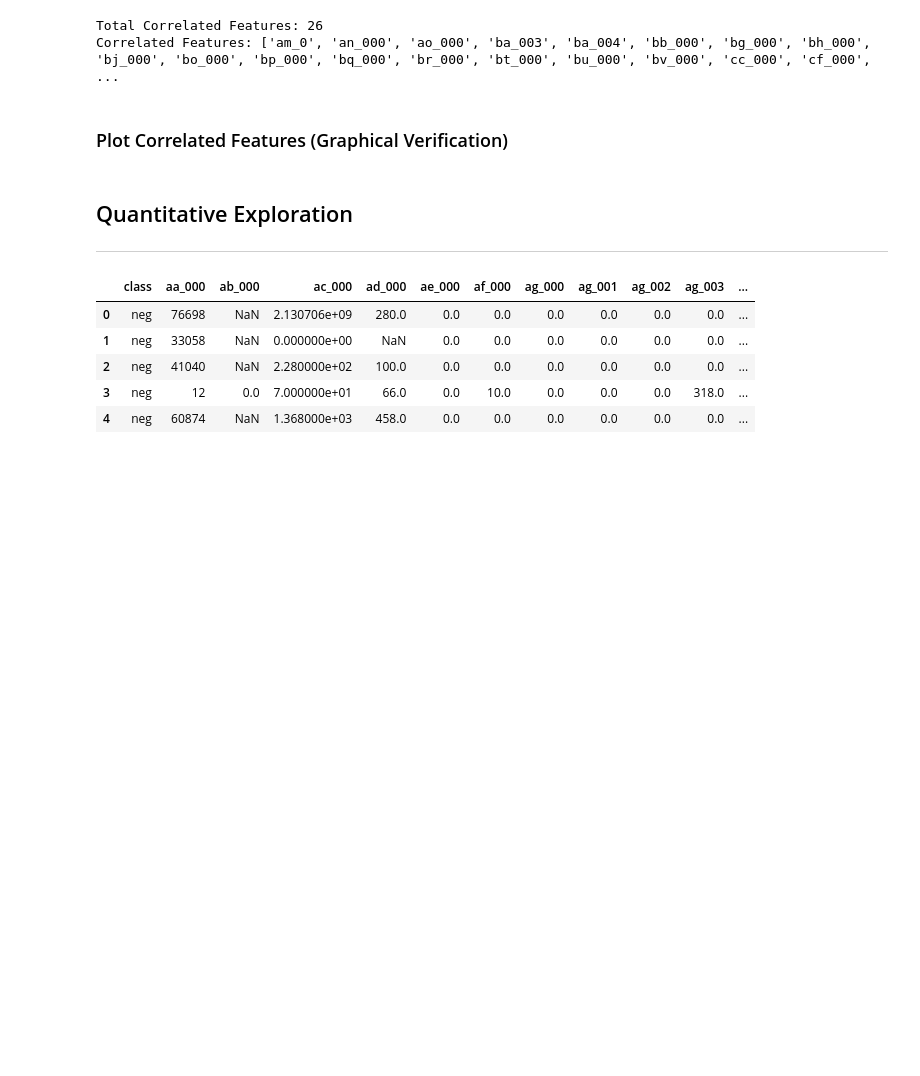
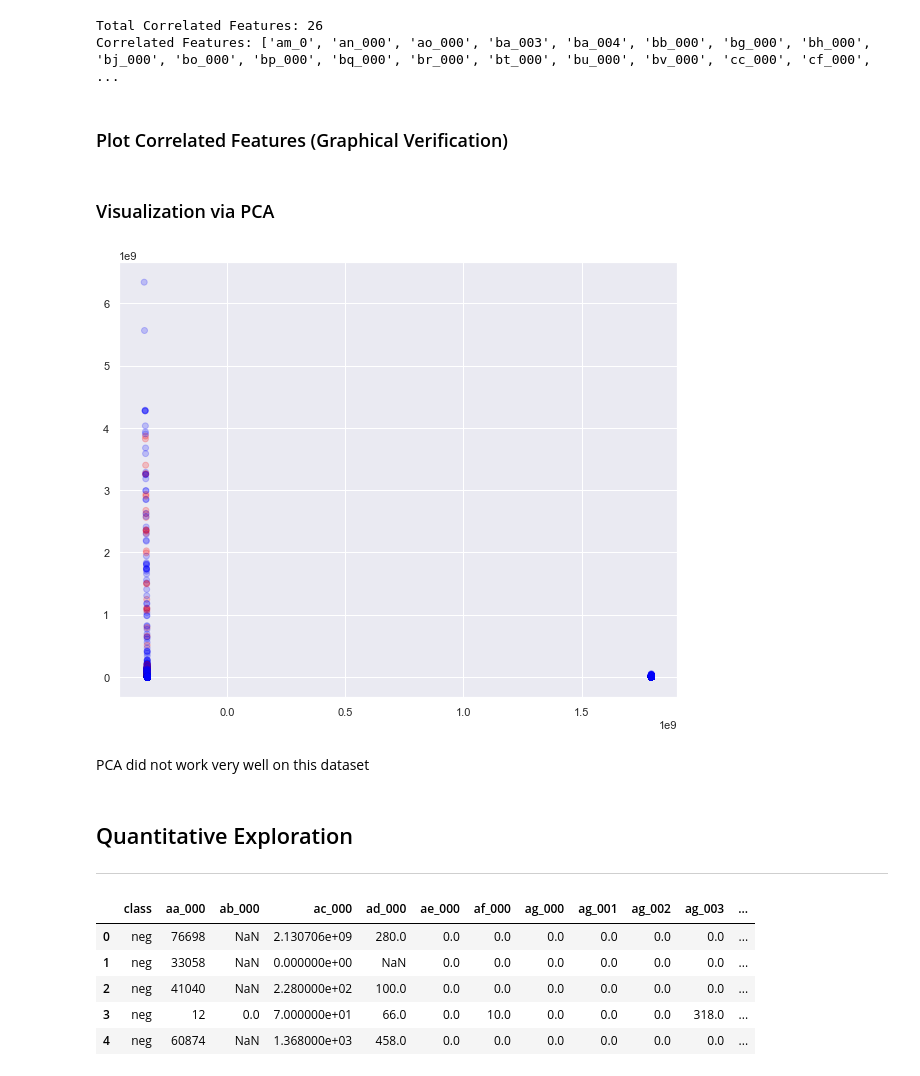
Before and after one commit to tungtngyn/predictive-maintenance-aps, a Jupyter notebook: exploratory-data-analysis.ipynb, the cells around one changed output. Drawn from its saved outputs; the diff is of its cells as text; code cells hidden in the pictures; blank space fills up the shorter version.

```diff
--- a/exploratory-data-analysis.ipynb
+++ b/exploratory-data-analysis.ipynb
@@ -171,6 +172,19 @@ for key in corr_feat_dict.keys():
     plt.legend()
     plt.savefig(os.path.join(output_dir, 'correlated_ecdfs_' + key + '.jpg'))
     plt.close(fig)
+# %% [markdown]
+### Visualization via PCA
+# %%
+pca = PCA(n_components=2)
+x_t = pca.fit_transform(df_train.drop('class', axis=1).fillna(0))
+
+colors = ['red' if x == 'pos' else 'blue' for x in df_train['class'].tolist()]
+fig = plt.figure(figsize=(10, 8))
+plt.scatter(x_t[:, 0], x_t[:, 1], c=colors, alpha=0.2);
+# %% [output]
+[figure, added]
+# %% [markdown]
+PCA did not work very well on this dataset
 # %% [markdown]
 ## Quantitative Exploration
 ---
```
Also changed, not shown: parts of 1 cell of this notebook, 1 other file.
